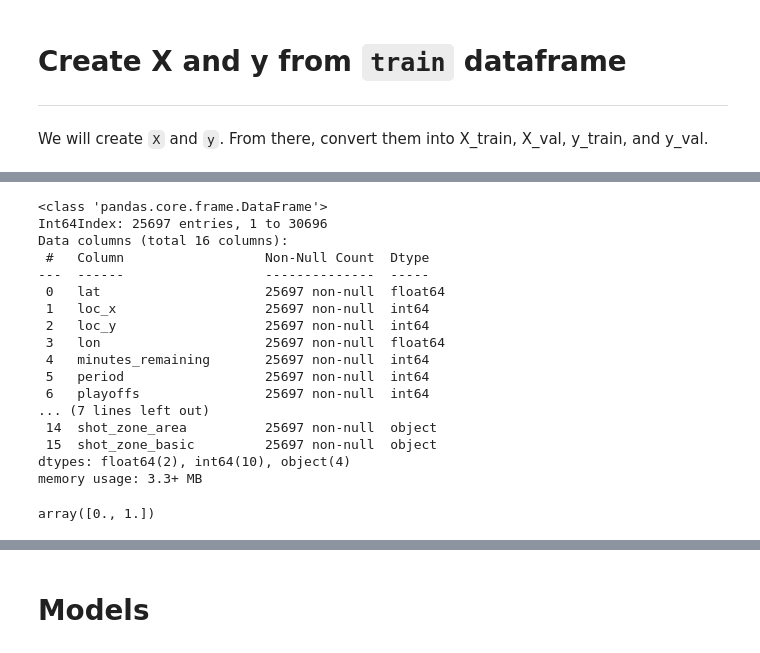
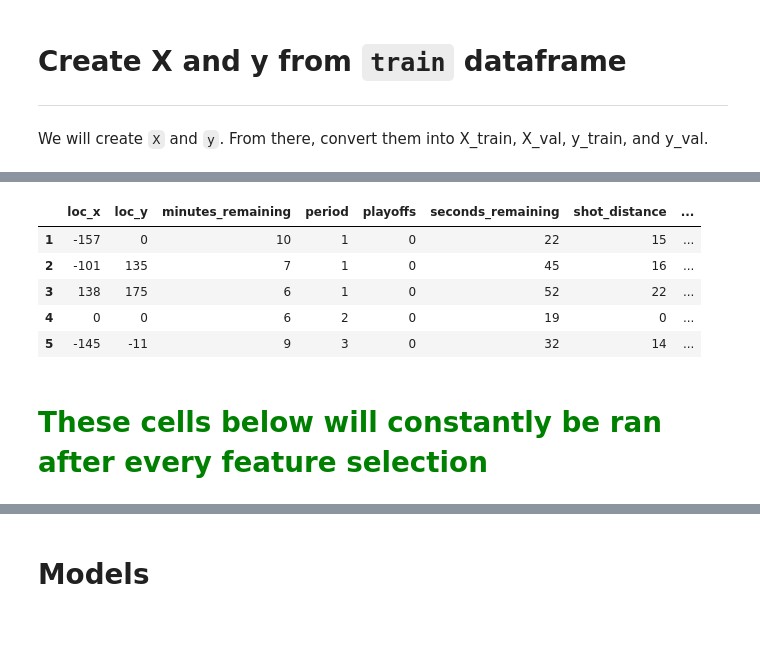
Before and after one commit to laternader/RIP24and2, a Jupyter notebook: for-kobe.ipynb, the cells around one changed output, grey strips where cells are left out. Drawn from its saved outputs; the diff is of its cells as text; code cells hidden in the pictures.

Commit message:
run first model

```diff
--- a/for-kobe.ipynb
+++ b/for-kobe.ipynb
@@ -491,9 +492,14 @@ memory usage: 6.3+ MB
 ---
 I will select my features and make an archive containing them.
 # %%
-feature1 = ['lat','loc_x','loc_y','lon','minutes_remaining','period','playoffs','seconds_remaining','shot_distance',
+feature1 = ['loc_x','loc_y','minutes_remaining','period','playoffs','seconds_remaining','shot_distance',
             'opponent','action_type_NUM','shot_type_NUM','combined_shot_type_NUM','shot_zone_range_NUM',
             'shot_zone_area','shot_zone_basic']
+feature2 = ['loc_x','loc_y','minutes_remaining','period','playoffs','seconds_remaining','shot_distance',
+            'opponent', 'shot_zone_area','shot_zone_basic']
 # %%
 # This function will help select columns that need to be dummified
-to_dummy = list(train[features1].select_dtypes(include='object'))
+to_dummy = list(train[feature2].select_dtypes(include='object'))
+print(to_dummy)
+to_ss = [name for name in feature2 if name not in to_dummy]
+print(to_ss)
@@ -503,5 +512,5 @@ to_dummy = list(train[features1].select_dtypes(include='object'))
 ---
 We will create `X` and `y`. From there, convert them into X_train, X_val, y_train, and y_val.
 # %%
-X = train[feature1]
-y = train['shot_made_flag']
+X = train[feature2]
+y = train['shot_made_flag'].map({0.0:0, 1.0:1})
@@ -517,25 +517,13 @@ X.head()
-# %%
-X.info()
-# %% [output]
-<class 'pandas.core.frame.DataFrame'>
-Int64Index: 25697 entries, 1 to 30696
-Data columns (total 16 columns):
- #   Column                  Non-Null Count  Dtype
----  ------                  --------------  -----
- 0   lat                     25697 non-null  float64
- 1   loc_x                   25697 non-null  int64
- 2   loc_y                   25697 non-null  int64
- 3   lon                     25697 non-null  float64
- 4   minutes_remaining       25697 non-null  int64
- 5   period                  25697 non-null  int64
- 6   playoffs                25697 non-null  int64
-... (7 lines left out)
- 14  shot_zone_area          25697 non-null  object
- 15  shot_zone_basic         25697 non-null  object
-dtypes: float64(2), int64(10), object(4)
-memory usage: 3.3+ MB
-# %%
-y.unique()
-# %% [output]
-array([0., 1.])
+# %%
+train1 = pd.get_dummies(X,columns=to_dummy,drop_first=True)
+train1.head()
+# %% [output]
+|  | loc_x | loc_y | minutes_remaining | period | playoffs | seconds_remaining | shot_distance | ... |
+| 1 | -157 | 0 | 10 | 1 | 0 | 22 | 15 | ... |
+| 2 | -101 | 135 | 7 | 1 | 0 | 45 | 16 | ... |
+| 3 | 138 | 175 | 6 | 1 | 0 | 52 | 22 | ... |
+| 4 | 0 | 0 | 6 | 2 | 0 | 19 | 0 | ... |
+| 5 | -145 | -11 | 9 | 3 | 0 | 32 | 14 | ... |
+# %% [markdown]
+# <font color='green'>These cells below will constantly be ran after every feature selection</font>
 # %%
```
Also changed, not shown: parts of 12 cells of this notebook.
